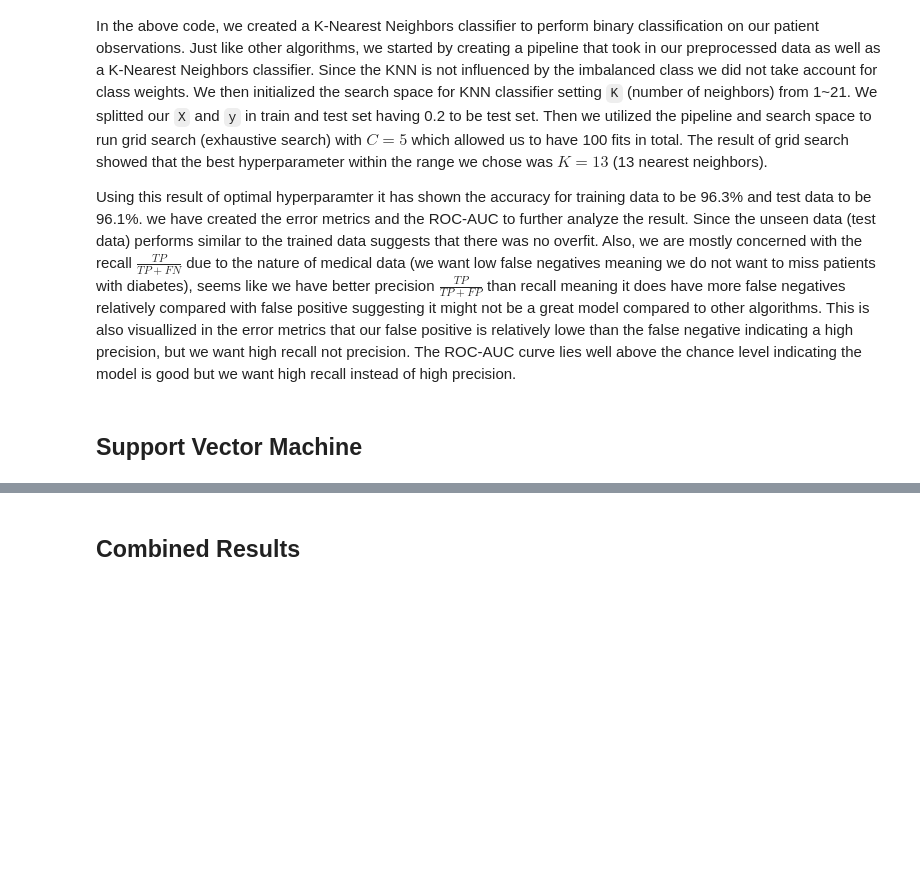
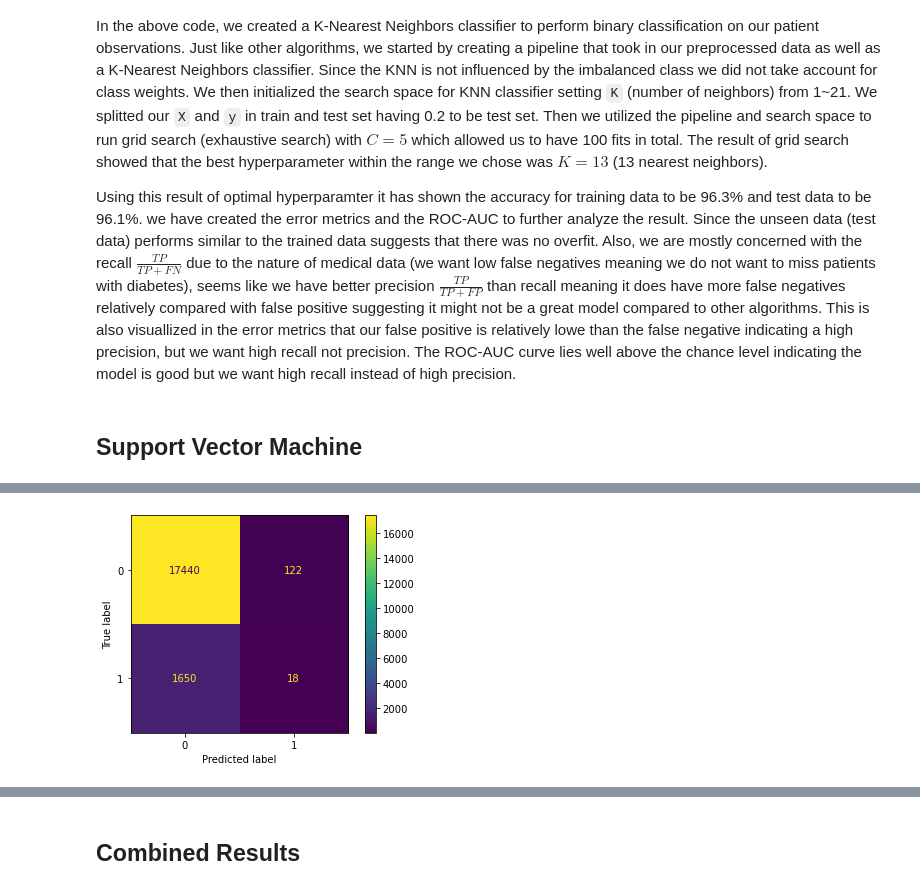
Before and after one commit to pjw0417/Group002-SP23, a Jupyter notebook: FinalProject_Group002-SP23.ipynb, the cells around one changed output, grey strips where cells are left out. Cells and saved outputs as stored; diff of their text form; code cells hidden in the pictures; blank space fills up the shorter version.

```diff
--- a/FinalProject_Group002-SP23.ipynb
+++ b/FinalProject_Group002-SP23.ipynb
@@ -794,0 +935,2 @@ Using this result of optimal hyperparamter it has shown the accuracy for trainin
+# %%
+X_train, X_test, y_train, y_test = train_test_split(X, y, test_size=0.2, random_state=0)
@@ -794,0 +941,2 @@ Using this result of optimal hyperparamter it has shown the accuracy for trainin
+# %%
+best_model = joblib.load("SVC_with_BigC.joblib")
@@ -794,0 +978,3 @@ Using this result of optimal hyperparamter it has shown the accuracy for trainin
+# %%
+yhat_train = best_model.predict(X_train)
+yhat_test = best_model.predict(X_test)
@@ -794,0 +1004,5 @@ Using this result of optimal hyperparamter it has shown the accuracy for trainin
+# %%
+ConfusionMatrixDisplay.from_predictions(y_test, yhat_test)
+plt.show()
+# %% [output]
+[figure, added]
```
Also changed, not shown: parts of 28 cells of this notebook, 3 other files.
